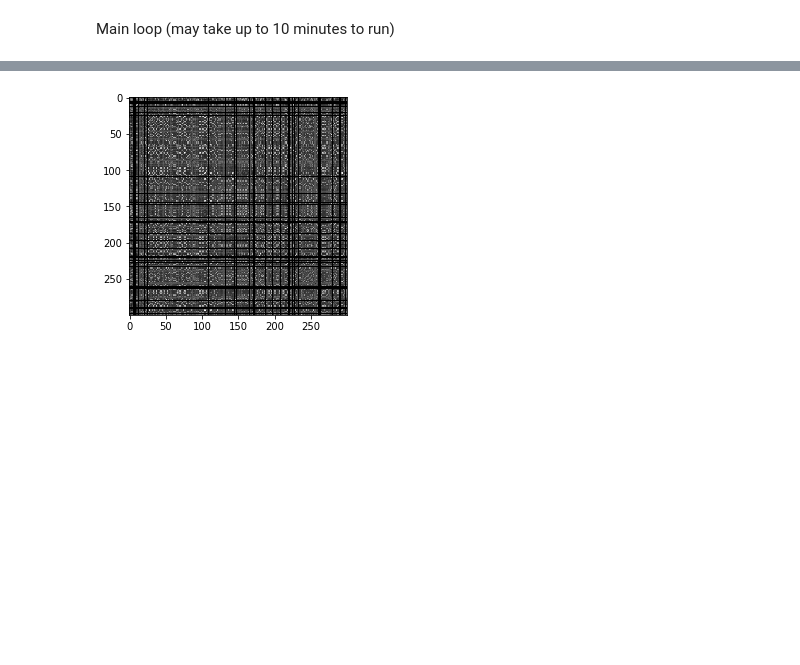
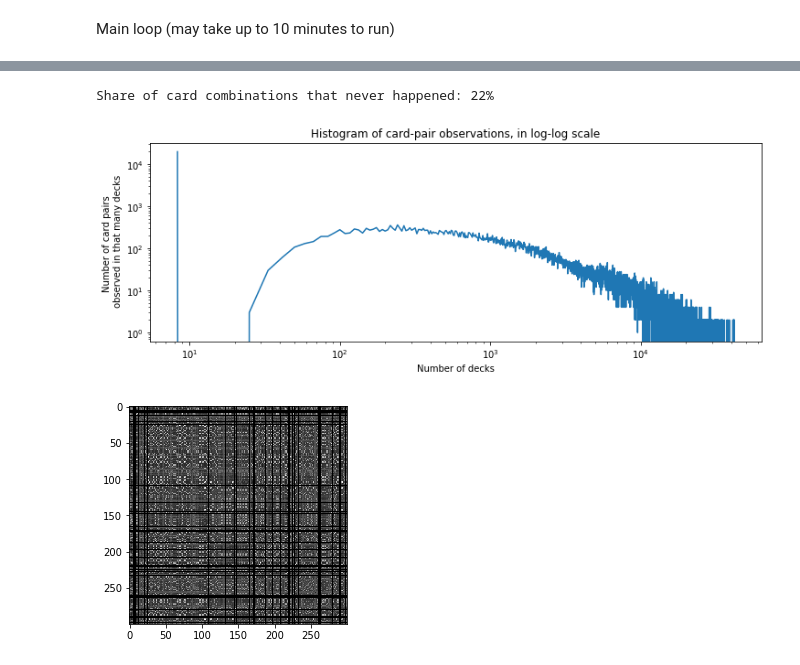
Before and after one commit to khakhalin/MTG, a Jupyter notebook: basic_analysis.ipynb, the cells around one changed output, grey strips where cells are left out. Saved outputs shown, nothing was run; the diff lists cells and outputs as text; code cells hidden in the pictures; blank space fills up the shorter version.

```diff
--- a/basic_analysis.ipynb
+++ b/basic_analysis.ipynb
@@ -131,3 +132,20 @@ plt.imshow(pairs, cmap="Greys");
+# %%
+# Is the matrix sparce?
+
+temp = pairs + pairs.T - np.diag(np.diag(pairs)) # From triangular to full
+print(f"Share of card combinations that never happened: {np.sum(temp.flatten()==0)/temp.flatten().shape[0]*100:2.0f}%")
+
+ty, tx = np.histogram(temp.flatten(), bins=5000)
+plt.figure(figsize=(12,4))
+plt.plot(tx[1:], ty);
+plt.yscale('log')
+plt.xscale('log')
+plt.title('Histogram of card-pair observations, in log-log scale')
+plt.xlabel('Number of decks')
+plt.ylabel('Number of card pairs \n observed in that many decks');
+# %% [output]
+Share of card combinations that never happened: 22%
+[figure, added]
 # %%
 nDrafts = draftCount
 prob = pairs*1.0 # Make a copy, and also make symmetric
```
Also changed, not shown: parts of 3 cells of this notebook, 1 other file.
